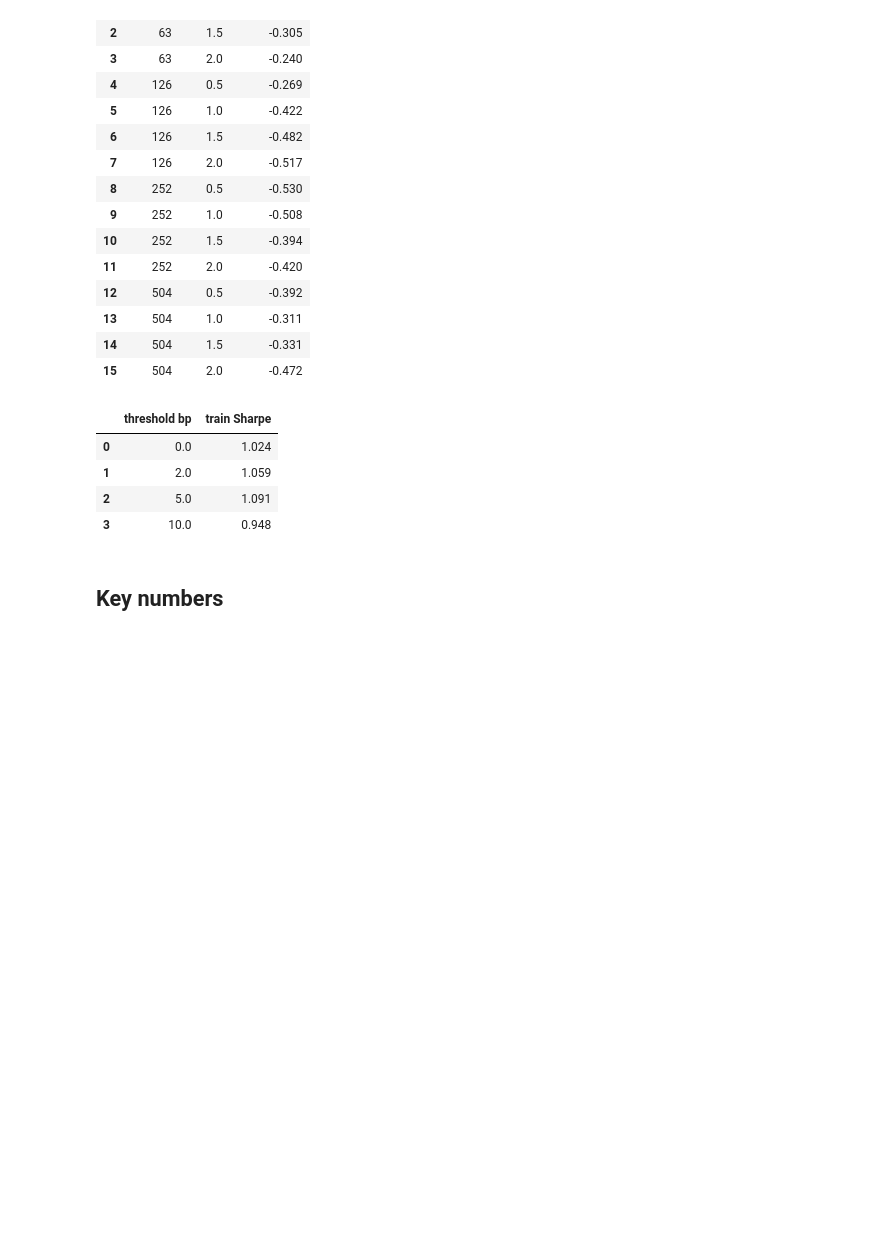
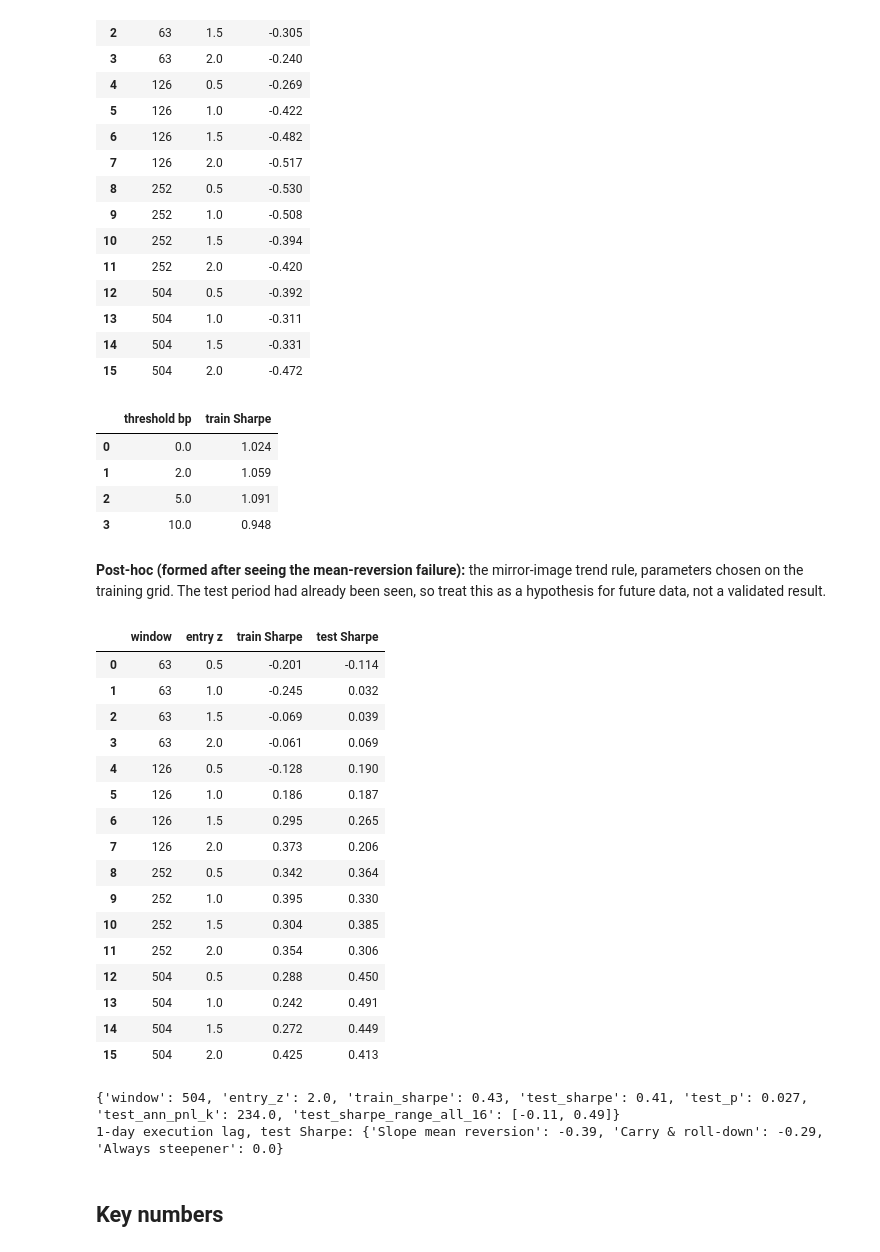
Before and after one commit to samberman-hi/yield-curve-modelling, a Jupyter notebook: notebooks/analysis.ipynb, the cells around one changed output. Cells and saved outputs as stored; diff of their text form; code cells hidden in the pictures; blank space fills up the shorter version.

```diff
--- a/notebooks/analysis.ipynb
+++ b/notebooks/analysis.ipynb
@@ -262,6 +264,32 @@ display(pd.read_csv(ROOT / "results/trades_train_grid_carry.csv", index_col=0))
 | 1 | 2.0 | 1.059 |
 | 2 | 5.0 | 1.091 |
 | 3 | 10.0 | 0.948 |
+# %% [markdown]
+**Post-hoc (formed after seeing the mean-reversion failure):** the mirror-image trend rule, parameters chosen on the training grid. The test period had already been seen, so treat this as a hypothesis for future data, not a validated result.
+# %%
+display(pd.read_csv(ROOT / "results/trades_posthoc_trend_grid.csv", index_col=0))
+print(pipeline.K["posthoc_trend"])
+print("1-day execution lag, test Sharpe:", pipeline.K["test_sharpe_1day_exec_lag"])
+# %% [output]
+|  | window | entry z | train Sharpe | test Sharpe |
+| 0 | 63 | 0.5 | -0.201 | -0.114 |
+| 1 | 63 | 1.0 | -0.245 | 0.032 |
+| 2 | 63 | 1.5 | -0.069 | 0.039 |
+| 3 | 63 | 2.0 | -0.061 | 0.069 |
+| 4 | 126 | 0.5 | -0.128 | 0.190 |
+| 5 | 126 | 1.0 | 0.186 | 0.187 |
+| 6 | 126 | 1.5 | 0.295 | 0.265 |
+| 7 | 126 | 2.0 | 0.373 | 0.206 |
+| 8 | 252 | 0.5 | 0.342 | 0.364 |
+| 9 | 252 | 1.0 | 0.395 | 0.330 |
+| 10 | 252 | 1.5 | 0.304 | 0.385 |
+| 11 | 252 | 2.0 | 0.354 | 0.306 |
+| 12 | 504 | 0.5 | 0.288 | 0.450 |
+| 13 | 504 | 1.0 | 0.242 | 0.491 |
+| 14 | 504 | 1.5 | 0.272 | 0.449 |
+| 15 | 504 | 2.0 | 0.425 | 0.413 |
+{'window': 504, 'entry_z': 2.0, 'train_sharpe': 0.43, 'test_sharpe': 0.41, 'test_p': 0.027, 'test_ann_pnl_k': 234.0, 'test_sharpe_range_all_16': [-0.11, 0.49]}
+1-day execution lag, test Sharpe: {'Slope mean reversion': -0.39, 'Carry & roll-down': -0.29, 'Always steepener': 0.0}
 # %% [markdown]
 ## Key numbers
 # %%
```
Also changed, not shown: parts of 5 cells of this notebook, 14 other files.
